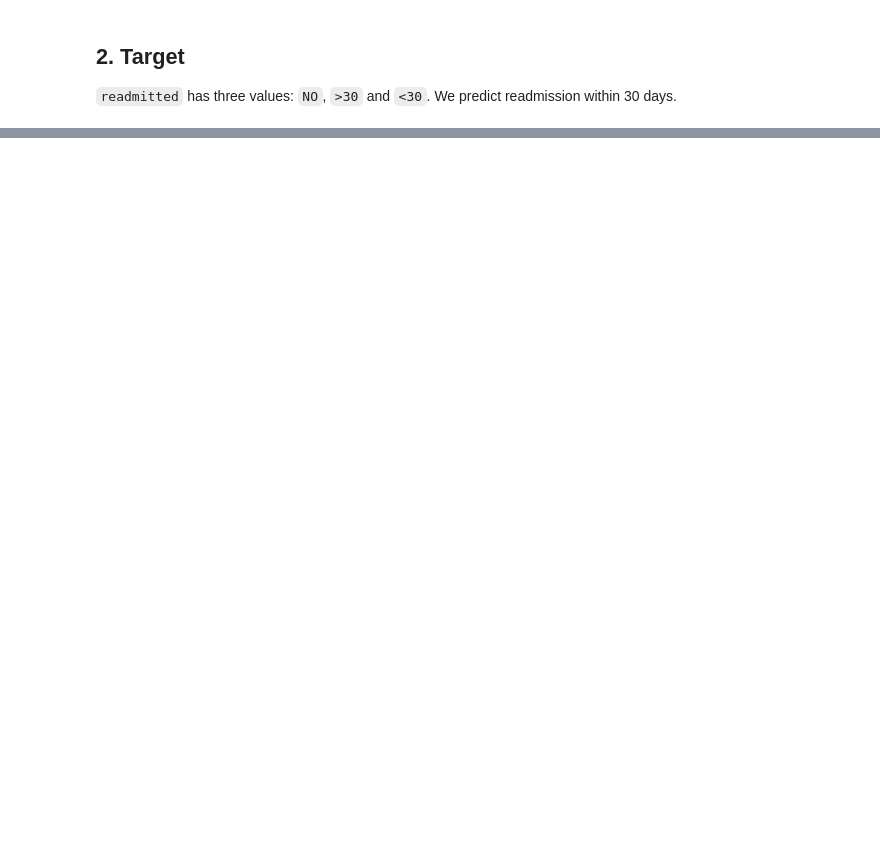
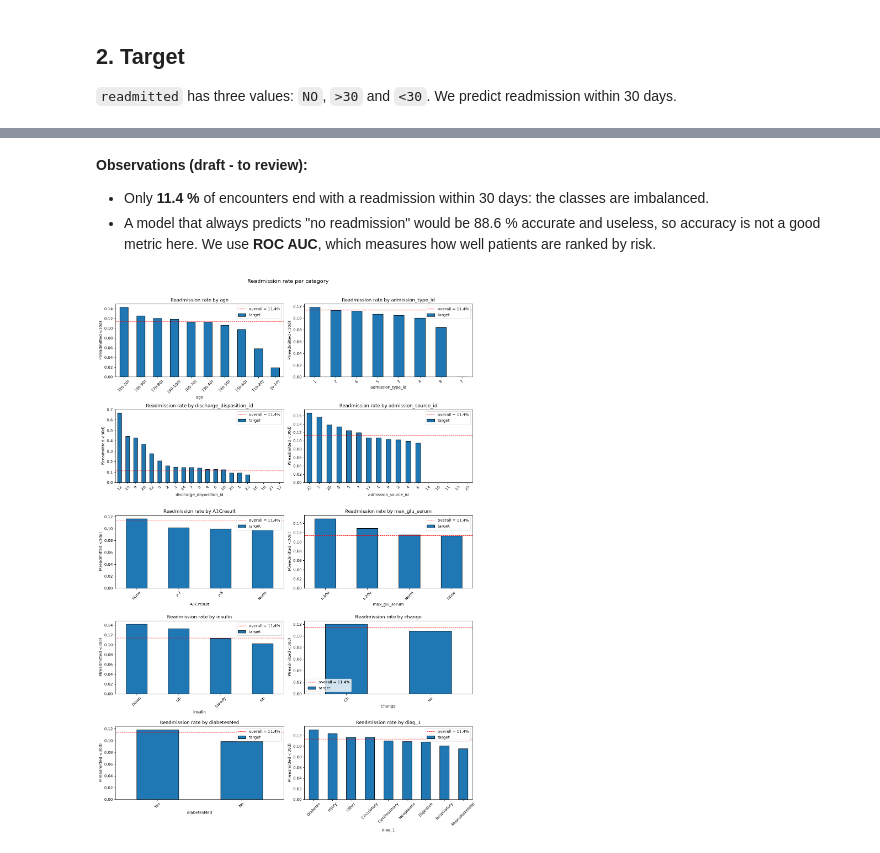
Before and after one commit to jealsday/hospital-readmission-prediction, a Jupyter notebook: notebook.ipynb, the cells around one changed output, grey strips where cells are left out. Saved outputs shown, nothing was run; the diff lists cells and outputs as text; code cells hidden in the pictures; blank space fills up the shorter version.

```diff
--- a/notebook.ipynb
+++ b/notebook.ipynb
@@ -68,0 +230,29 @@ TODO: mutual information for categorical features, ROC AUC of each numerical fea
+# %% [markdown]
+**Observations (draft - to review):**
+- Only **11.4 %** of encounters end with a readmission within 30 days: the classes are imbalanced.
+- A model that always predicts "no readmission" would be 88.6 % accurate and useless, so accuracy is not a good metric here. We use **ROC AUC**, which measures how well patients are ranked by risk.
+# %%
+# ── 4.3 Readmission rate per category ──────────────────────────────────────────
+# The red line is the overall rate: categories above it have a higher risk.
+eda_cats = [
+    "age", "admission_type_id", "discharge_disposition_id",
+    "admission_source_id", "A1Cresult", "max_glu_serum",
+    "insulin", "change", "diabetesMed", "diag_1",
+]
+overall_rate = df["target"].mean()
+
+fig, axes = plt.subplots(5, 2, figsize=(14, 20))
+for ax, col in zip(axes.ravel(), eda_cats):
+    rates = df.groupby(col)["target"].mean().sort_values(ascending=False)
+    rates.plot(kind="bar", ax=ax, edgecolor="black")
+    ax.axhline(overall_rate, color="red", linestyle="--", linewidth=1,
+               label=f"overall = {overall_rate:.1%}")
+    ax.set_title(f"Readmission rate by {col}")
+    ax.set_ylabel("P(readmitted <30d)")
+    ax.tick_params(axis="x", rotation=45)
+    ax.legend()
+plt.suptitle("Readmission rate per category", y=1.01, fontsize=14)
+plt.tight_layout()
+plt.show()
+# %% [output]
+[figure, added]
```
Also changed, not shown: parts of 44 cells of this notebook.
